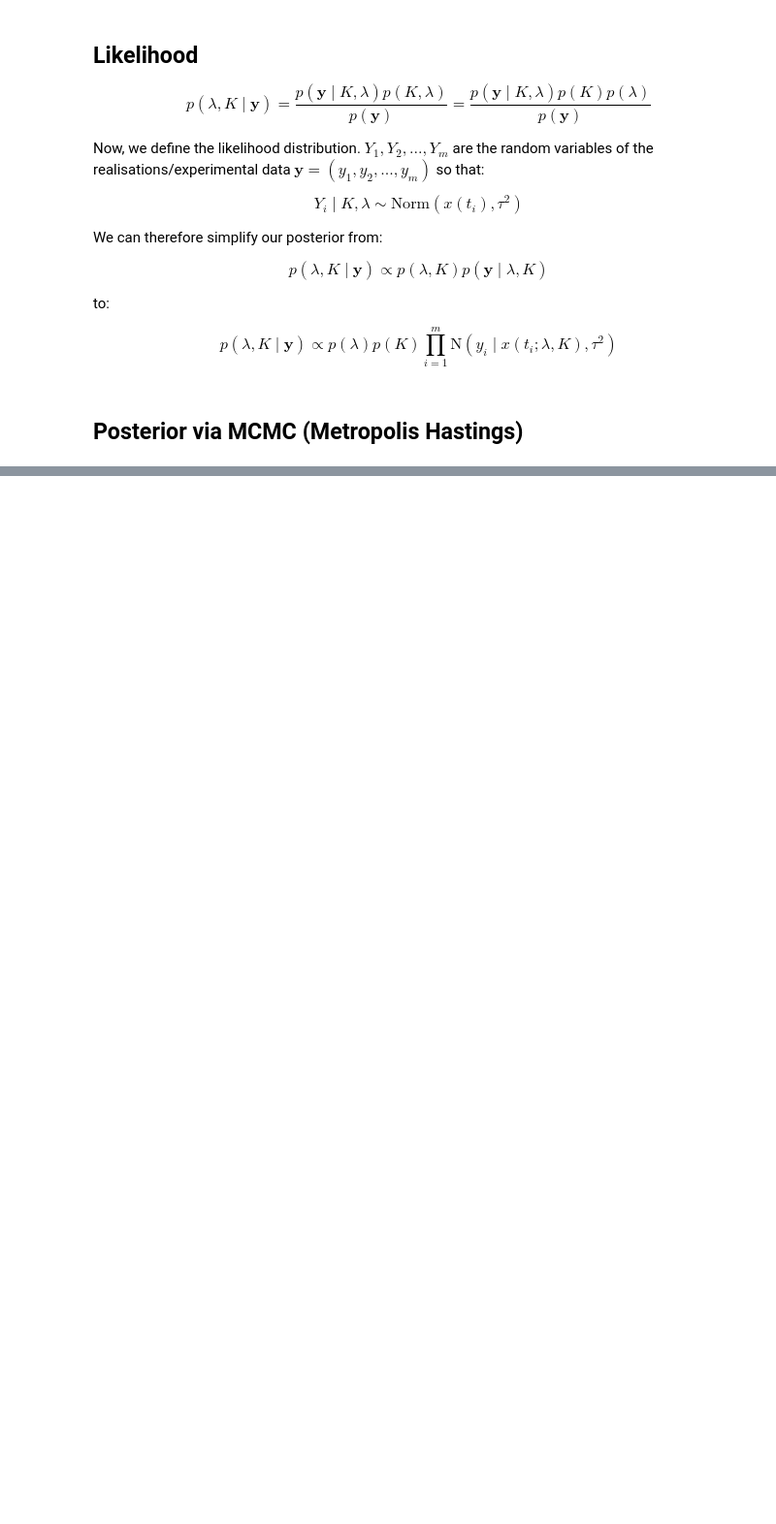
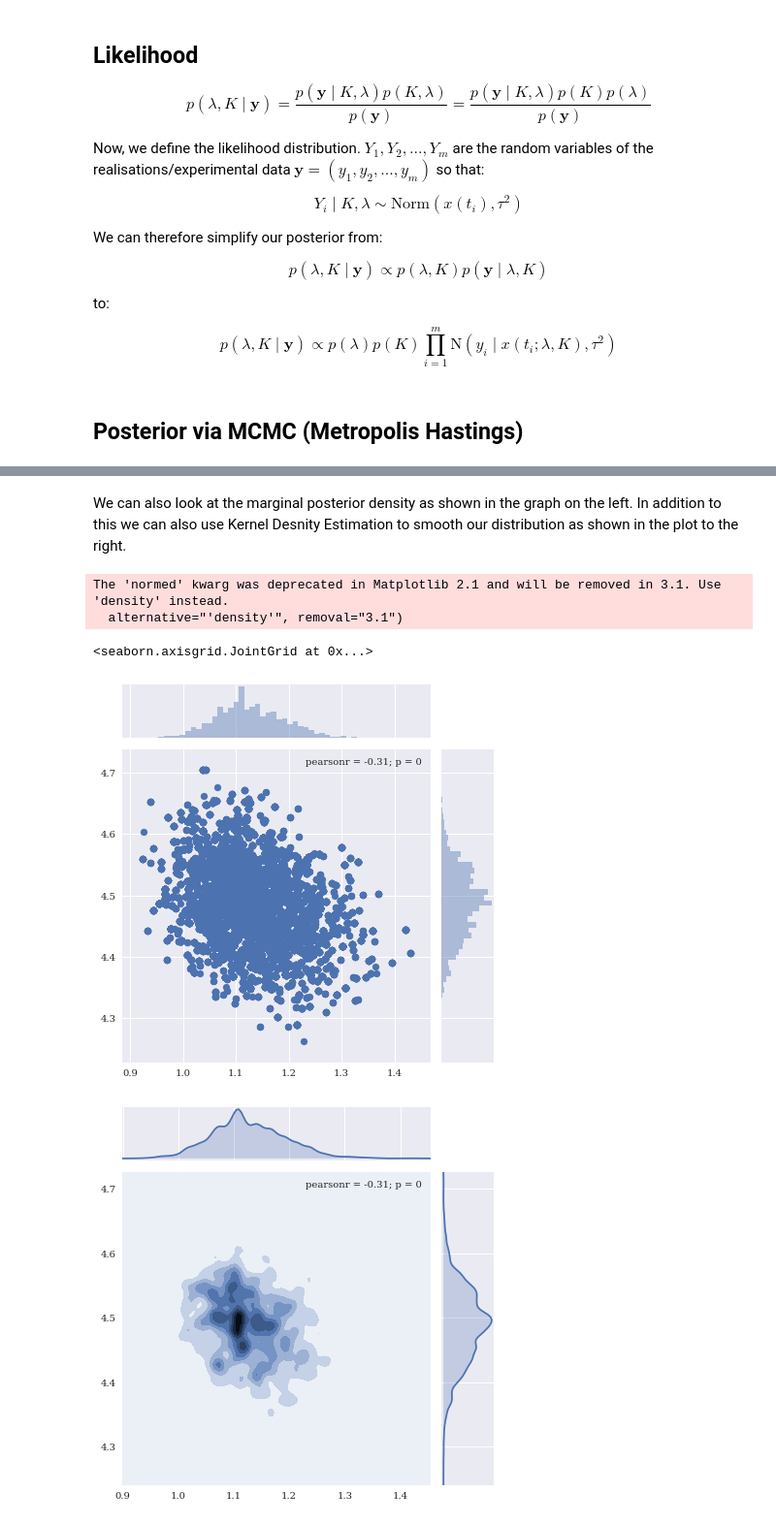
Before and after one commit to thomasarmstrong98/ODE_statistical_inference, a Jupyter notebook: logistic_two_param_mcmc.ipynb, the cells around one changed output, grey strips where cells are left out. Shown at 97% size. Cells and saved outputs as stored; diff of their text form; code cells hidden in the pictures; blank space fills up the shorter version.

```diff
--- a/logistic_two_param_mcmc.ipynb
+++ b/logistic_two_param_mcmc.ipynb
@@ -220,0 +247,13 @@ plt.show()
+# %% [markdown]
+We can also look at the marginal posterior density as shown in the graph on the left. In addition to this we can also use Kernel Desnity Estimation to smooth our distribution as shown in the plot to the right.
+# %%
+import seaborn as sns
+sns.jointplot(x=x, y=y, kind='scatter')
+
+sns.jointplot(x=x, y=y, kind='kde')
+# %% [output]
+The 'normed' kwarg was deprecated in Matplotlib 2.1 and will be removed in 3.1. Use 'density' instead.
+  alternative="'density'", removal="3.1")
+<seaborn.axisgrid.JointGrid at 0x...>
+[figure, added]
+[figure, added]
```
Also changed, not shown: parts of 24 cells of this notebook.
